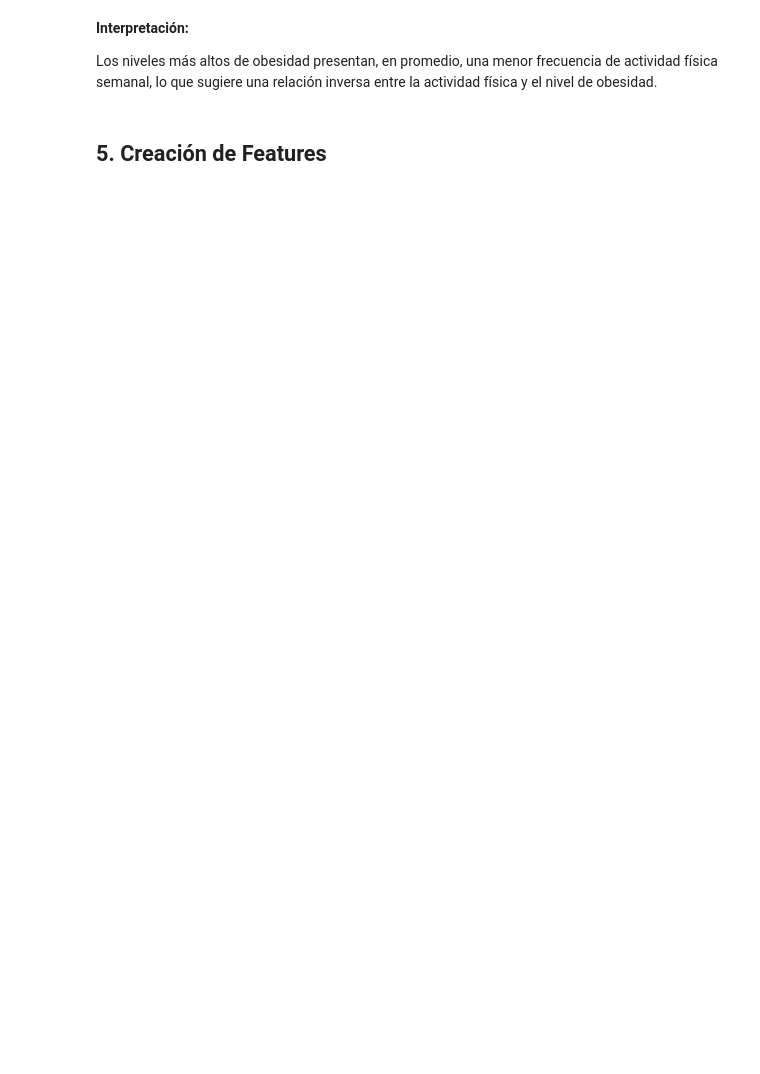
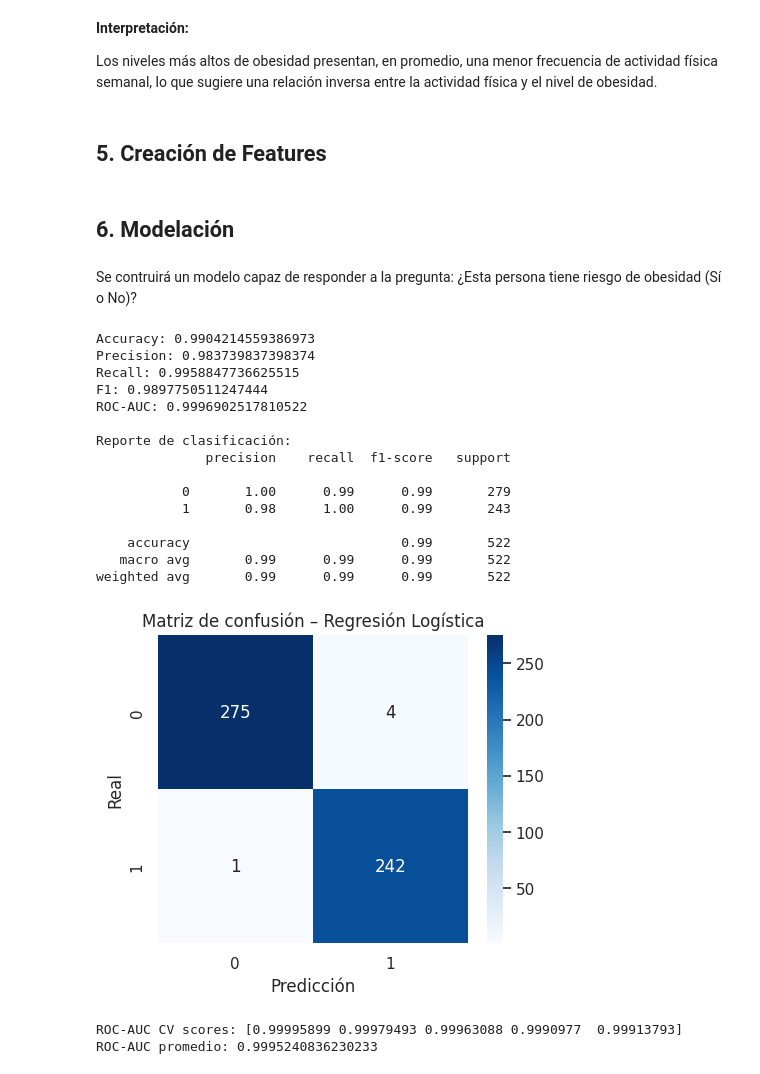
Before and after one commit to LizethMesaC/TrabajoFinalCDD, a Jupyter notebook: Trabajo_Final_CDD.ipynb, the cells around one changed output. Drawn from its saved outputs; the diff is of its cells as text; code cells hidden in the pictures; blank space fills up the shorter version.

```diff
--- a/Trabajo_Final_CDD.ipynb
+++ b/Trabajo_Final_CDD.ipynb
@@ -946,3 +953,7 @@ Obesidad_DataSet["Age_Group"] = pd.cut(
     bins=[0, 18, 30, 45, 100],
     labels=["Adolescente", "Adulto joven", "Adulto", "Adulto mayor"]
 )
+# %% [markdown]
+## **6. Modelación**
+# %% [markdown]
+Se contruirá un modelo capaz de responder a la pregunta: ¿Esta persona tiene riesgo de obesidad (Sí o No)?
@@ -948,0 +1029,76 @@ Obesidad_DataSet["Age_Group"] = pd.cut(
+# %%
+#Entrenamiento del modelo base
+logit_model.fit(X_train, y_train)
+
+#Predicciones y probabilidades
+y_pred = logit_model.predict(X_test)
+y_pred_proba = logit_model.predict_proba(X_test)[:, 1]
+
+# Evaluación del modelo
+from sklearn.metrics import (
+    accuracy_score,
+    precision_score,
+    recall_score,
+    f1_score,
+    roc_auc_score,
+    classification_report,
+    confusion_matrix
+)
+
+print("Accuracy:", accuracy_score(y_test, y_pred))
+print("Precision:", precision_score(y_test, y_pred))
+print("Recall:", recall_score(y_test, y_pred))
+print("F1:", f1_score(y_test, y_pred))
+print("ROC-AUC:", roc_auc_score(y_test, y_pred_proba))
+
+print("\nReporte de clasificación:")
+print(classification_report(y_test, y_pred))
+
+#Matriz de confusión
+import seaborn as sns
+import matplotlib.pyplot as plt
+
+cm = confusion_matrix(y_test, y_pred)
+
+plt.figure(figsize=(5,4))
+sns.heatmap(cm, annot=True, fmt="d", cmap="Blues")
+plt.xlabel("Predicción")
+plt.ylabel("Real")
+plt.title("Matriz de confusión – Regresión Logística")
+plt.show()
+# %% [output]
+Accuracy: 0.9904214559386973
+Precision: 0.983739837398374
+Recall: 0.9958847736625515
+F1: 0.9897750511247444
+ROC-AUC: 0.9996902517810522
+
+Reporte de clasificación:
+              precision    recall  f1-score   support
+
+           0       1.00      0.99      0.99       279
+           1       0.98      1.00      0.99       243
+
+    accuracy                           0.99       522
+   macro avg       0.99      0.99      0.99       522
+weighted avg       0.99      0.99      0.99       522
+[figure, added]
+# %%
+#Validación cruzada (ROC‑AUC)
+from sklearn.model_selection import StratifiedKFold, cross_val_score
+
+cv = StratifiedKFold(n_splits=5, shuffle=True, random_state=52)
+
+cv_scores = cross_val_score(
+    logit_model,
+    X_train,
+    y_train,
+    cv=cv,
+    scoring="roc_auc"
+)
+
+print("ROC-AUC CV scores:", cv_scores)
+print("ROC-AUC promedio:", cv_scores.mean())
+# %% [output]
+ROC-AUC CV scores: [0.99995899 0.99979493 0.99963088 0.9990977  0.99913793]
+ROC-AUC promedio: 0.9995240836230233
```
Also changed, not shown: parts of 27 cells of this notebook.
